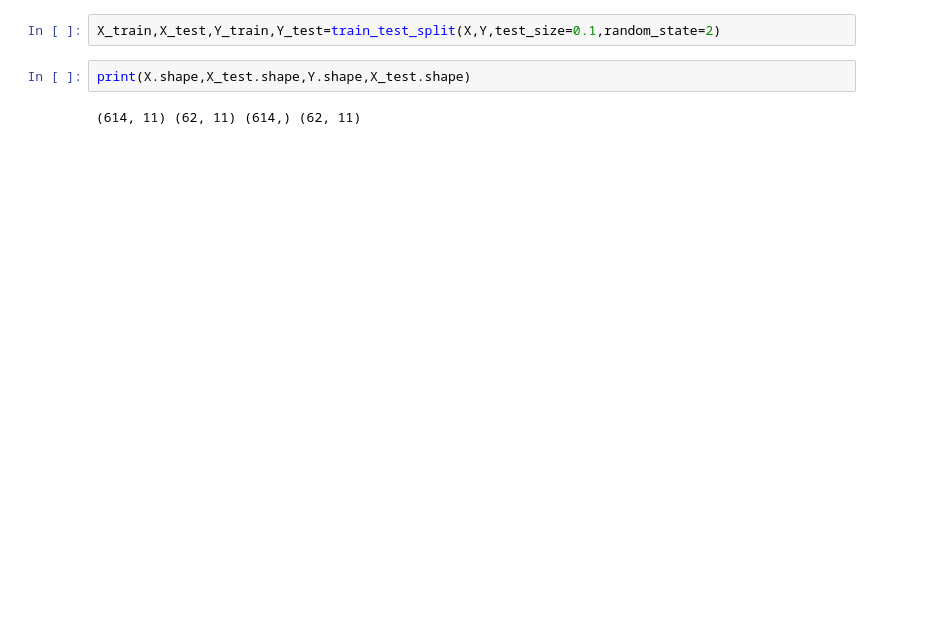
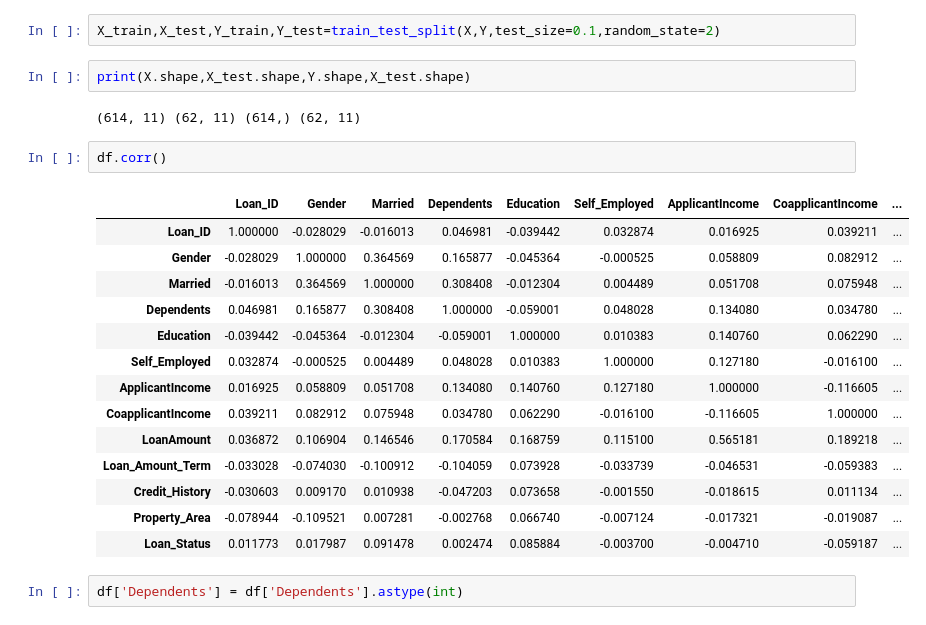
Before and after one commit to SridharGuggilla/Loan-Predication-Using-Machine-Learning, a Jupyter notebook: Loan_Prediction.ipynb, the cells around one changed output. Drawn from its saved outputs; the diff is of its cells as text; blank space fills up the shorter version.

```diff
--- a/Loan_Prediction.ipynb
+++ b/Loan_Prediction.ipynb
@@ -342,3 +405,22 @@ X_train,X_test,Y_train,Y_test=train_test_split(X,Y,test_size=0.1,random_state=2)
 print(X.shape,X_test.shape,Y.shape,X_test.shape)
 # %% [output]
 (614, 11) (62, 11) (614,) (62, 11)
+# %%
+df.corr()
+# %% [output]
+|  | Loan_ID | Gender | Married | Dependents | Education | Self_Employed | ApplicantIncome | CoapplicantIncome | ... |
+| Loan_ID | 1.000000 | -0.028029 | -0.016013 | 0.046981 | -0.039442 | 0.032874 | 0.016925 | 0.039211 | ... |
+| Gender | -0.028029 | 1.000000 | 0.364569 | 0.165877 | -0.045364 | -0.000525 | 0.058809 | 0.082912 | ... |
+| Married | -0.016013 | 0.364569 | 1.000000 | 0.308408 | -0.012304 | 0.004489 | 0.051708 | 0.075948 | ... |
+| Dependents | 0.046981 | 0.165877 | 0.308408 | 1.000000 | -0.059001 | 0.048028 | 0.134080 | 0.034780 | ... |
+| Education | -0.039442 | -0.045364 | -0.012304 | -0.059001 | 1.000000 | 0.010383 | 0.140760 | 0.062290 | ... |
+| Self_Employed | 0.032874 | -0.000525 | 0.004489 | 0.048028 | 0.010383 | 1.000000 | 0.127180 | -0.016100 | ... |
+| ApplicantIncome | 0.016925 | 0.058809 | 0.051708 | 0.134080 | 0.140760 | 0.127180 | 1.000000 | -0.116605 | ... |
+| CoapplicantIncome | 0.039211 | 0.082912 | 0.075948 | 0.034780 | 0.062290 | -0.016100 | -0.116605 | 1.000000 | ... |
+| LoanAmount | 0.036872 | 0.106904 | 0.146546 | 0.170584 | 0.168759 | 0.115100 | 0.565181 | 0.189218 | ... |
+| Loan_Amount_Term | -0.033028 | -0.074030 | -0.100912 | -0.104059 | 0.073928 | -0.033739 | -0.046531 | -0.059383 | ... |
+| Credit_History | -0.030603 | 0.009170 | 0.010938 | -0.047203 | 0.073658 | -0.001550 | -0.018615 | 0.011134 | ... |
+| Property_Area | -0.078944 | -0.109521 | 0.007281 | -0.002768 | 0.066740 | -0.007124 | -0.017321 | -0.019087 | ... |
+| Loan_Status | 0.011773 | 0.017987 | 0.091478 | 0.002474 | 0.085884 | -0.003700 | -0.004710 | -0.059187 | ... |
+# %%
+df['Dependents'] = df['Dependents'].astype(int)
```
Also changed, not shown: parts of 14 cells of this notebook.
